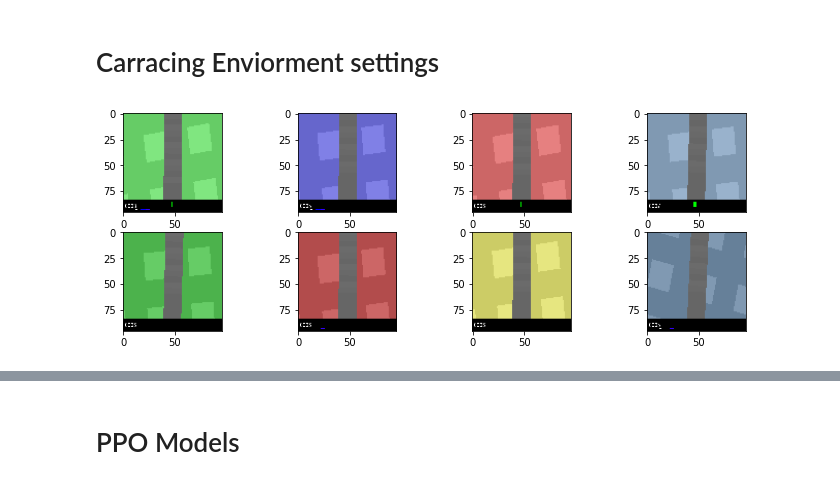
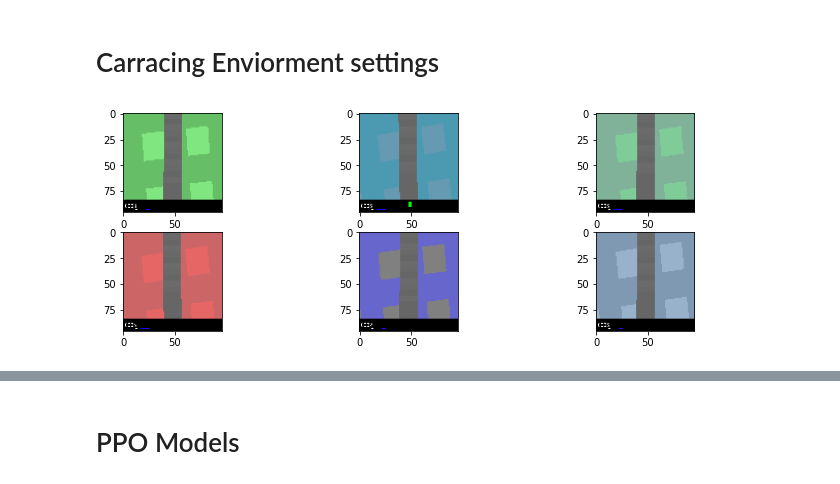
Before and after one commit to bochendong/Car_racing, a Jupyter notebook: car_racing_colab.ipynb, the cells around one changed output, grey strips where cells are left out. Drawn from its saved outputs; the diff is of its cells as text; code cells hidden in the pictures.

```diff
--- a/car_racing_colab.ipynb
+++ b/car_racing_colab.ipynb
@@ -130,22 +122,22 @@ def get_obs(env):
 
     return obs
 # %%
-f, axs = plt.subplots(2, 4, figsize = (12, 4))
+f, axs = plt.subplots(2, 3, figsize = (12, 4))
 
 axs = axs.flatten()
 
 env_preview = []
 
 env_preview.append(get_obs(env_green))
 env_preview.append(get_obs(env_c1))
 env_preview.append(get_obs(env_c2))
 env_preview.append(get_obs(env_b1))
 env_preview.append(get_obs(env_b2))
 env_preview.append(get_obs(env_b3))
 
 
 for img, ax in zip(env_preview, axs):
     ax.imshow(img)
 plt.show()
 # %% [output]
-[figure, old version]
+[figure, new version]
```
Also changed, not shown: parts of 10 cells of this notebook.
